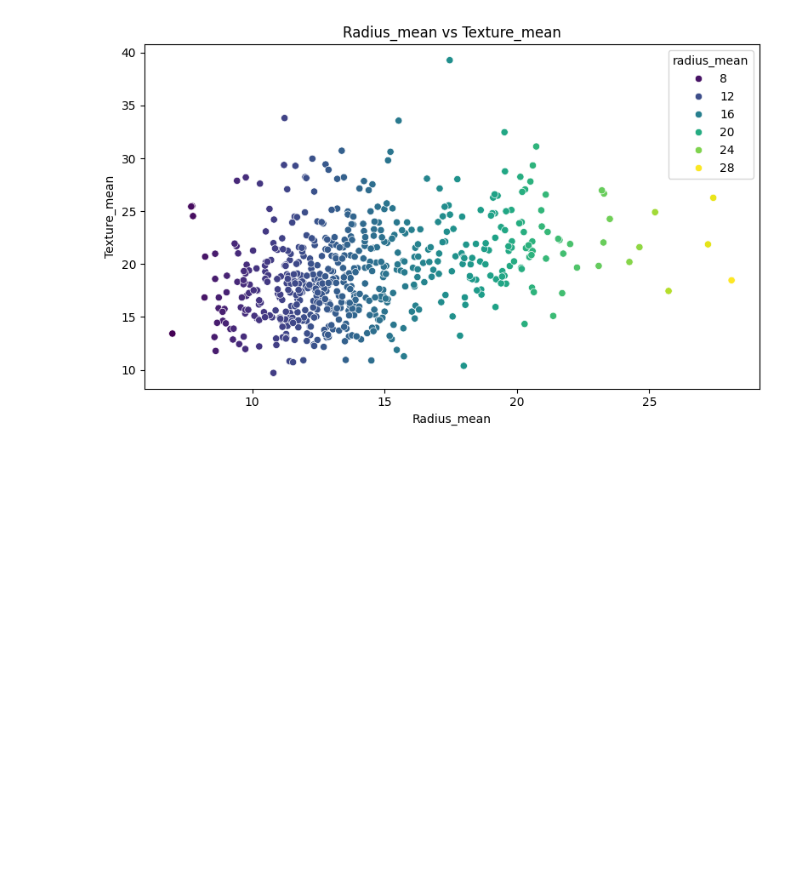
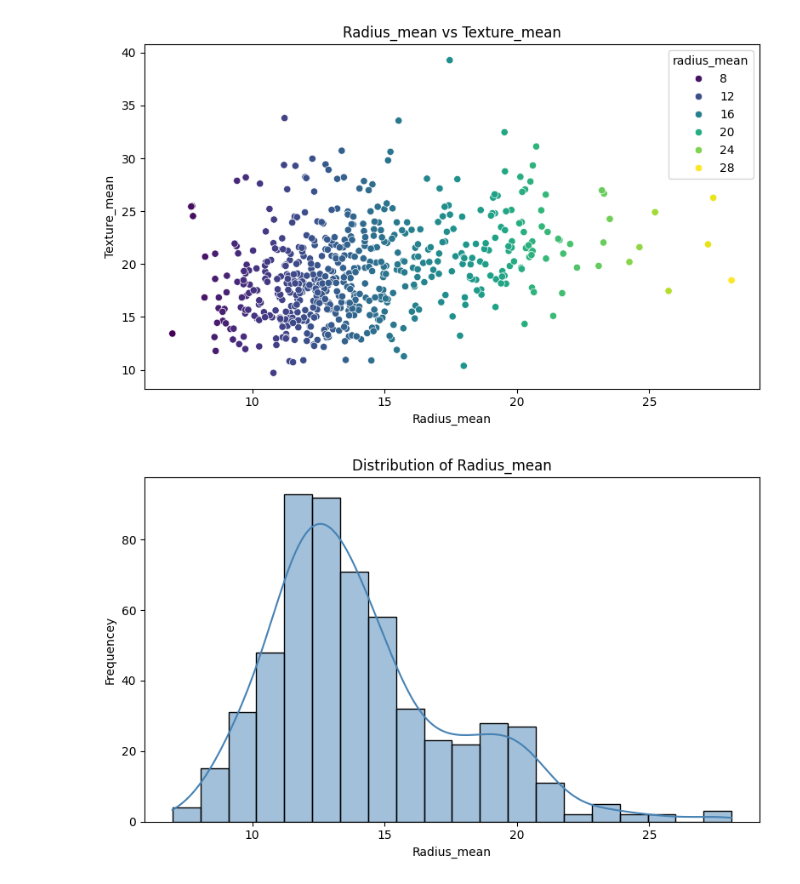
Before and after one commit to Atheena-Joseph/DataScience, a Jupyter notebook: naivebayes.ipynb, the cells around one changed output. Cells and saved outputs as stored; diff of their text form; code cells hidden in the pictures; blank space fills up the shorter version.

```diff
--- a/naivebayes.ipynb
+++ b/naivebayes.ipynb
@@ -120,5 +120,10 @@ plt.show()
 # %%
 plt.figure(figsize=(8,5))
 sns.histplot(data["radius_mean"],bins=20,kde=True,color="steelblue")
 plt.title("Distribution of Radius_mean")
-plt.xlabel("Radius_")
+plt.xlabel("Radius_mean")
+plt.ylabel("Frequencey")
+plt.tight_layout()
+plt.show()
+# %% [output]
+[figure, added]
```
